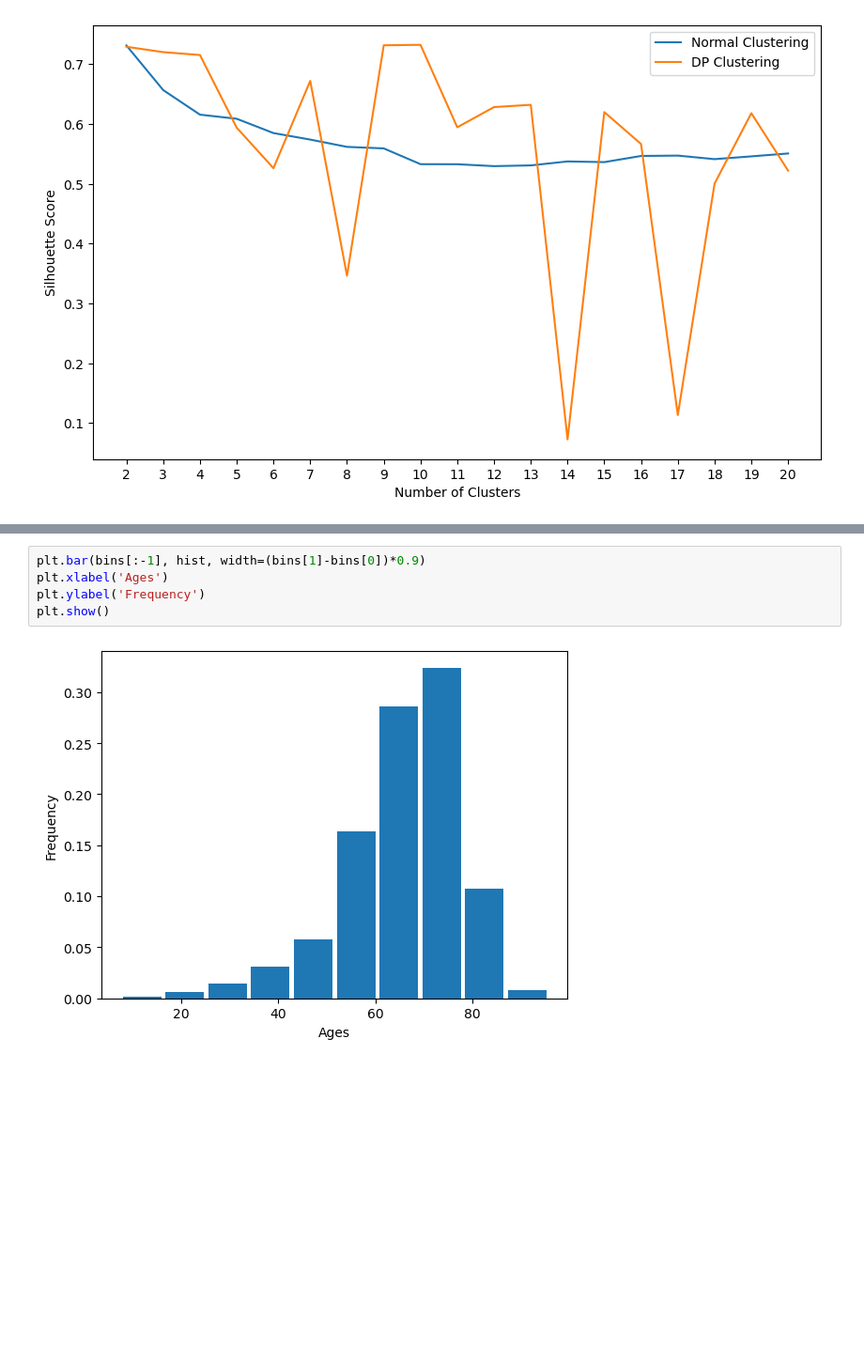
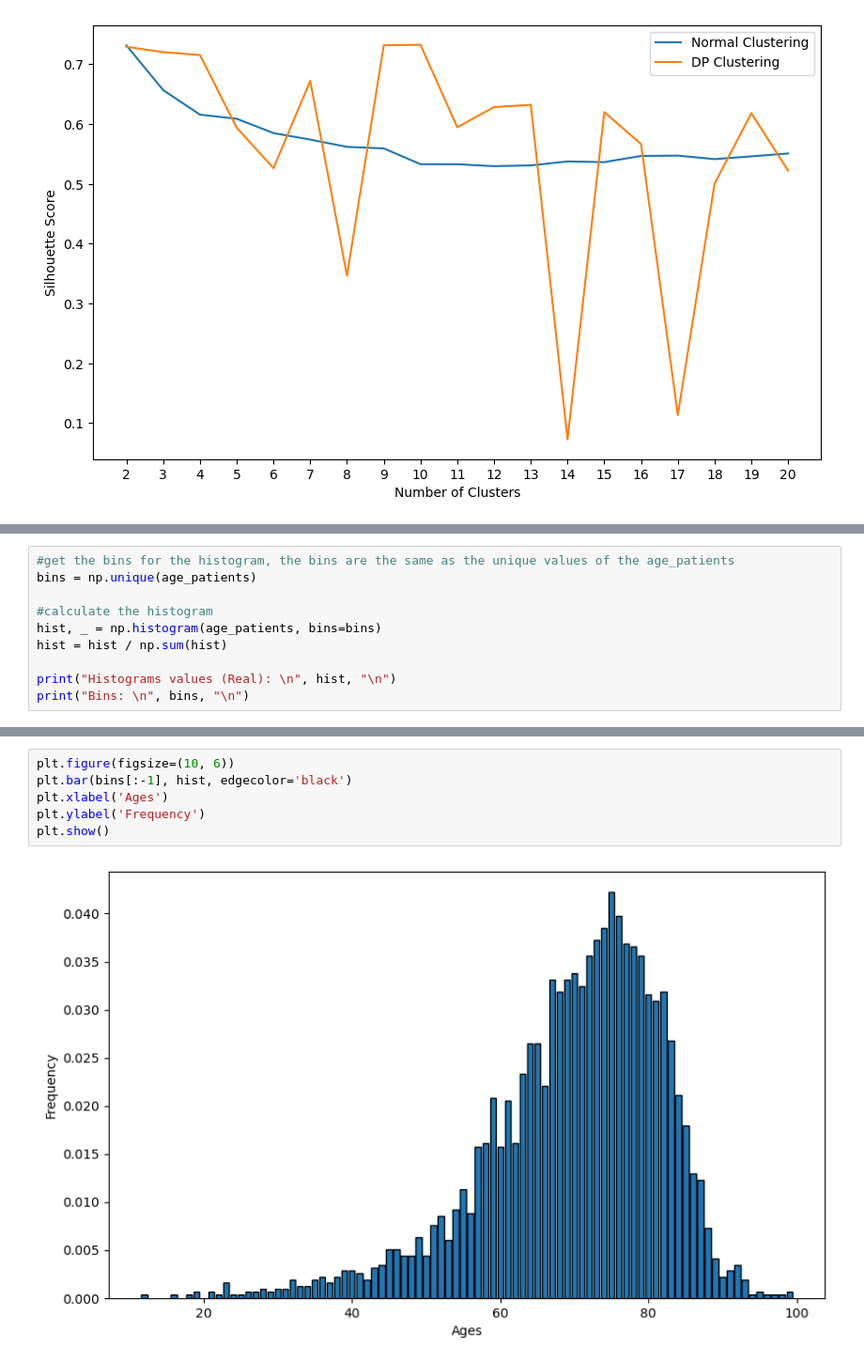
Before and after one commit to Kekkodf/Master-Thesis, a Jupyter notebook: Code/Notebook_thesis.ipynb, the cells around one changed output, grey strips where cells are left out. Shown at 94% size. Saved outputs shown, nothing was run; the diff lists cells and outputs as text; blank space fills up the shorter version.

```diff
--- a/Code/Notebook_thesis.ipynb
+++ b/Code/Notebook_thesis.ipynb
@@ -515,0 +483,10 @@ hist = hist / np.sum(hist)
+# %%
+#get the bins for the histogram, the bins are the same as the unique values of the age_patients
+bins = np.unique(age_patients)
+
+#calculate the histogram
+hist, _ = np.histogram(age_patients, bins=bins)
+hist = hist / np.sum(hist)
+
+print("Histograms values (Real): \n", hist, "\n")
+print("Bins: \n", bins, "\n")
@@ -516,7 +511,8 @@ hist = hist / np.sum(hist)
 # %%
-plt.bar(bins[:-1], hist, width=(bins[1]-bins[0])*0.9)
+plt.figure(figsize=(10, 6))
+plt.bar(bins[:-1], hist, edgecolor='black')
 plt.xlabel('Ages')
 plt.ylabel('Frequency')
 plt.show()
 # %% [output]
-[figure, old version]
+[figure, new version]
```
Also changed, not shown: parts of 42 cells of this notebook.
